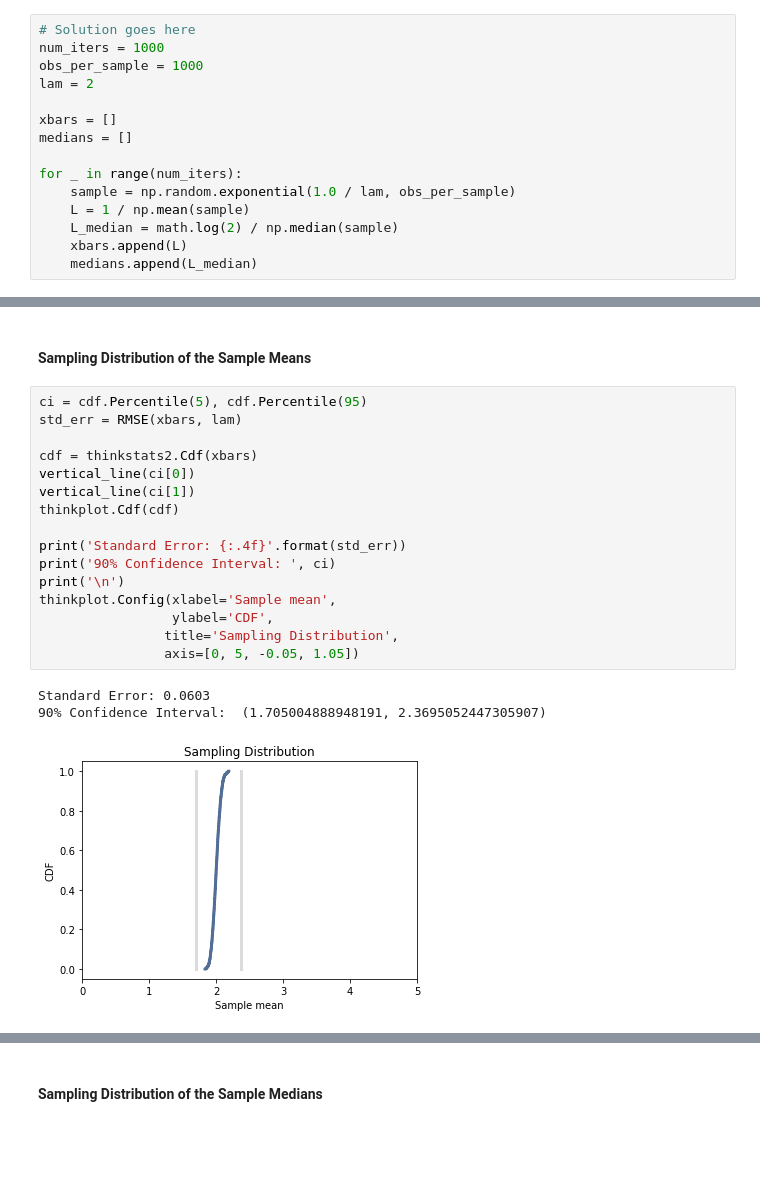
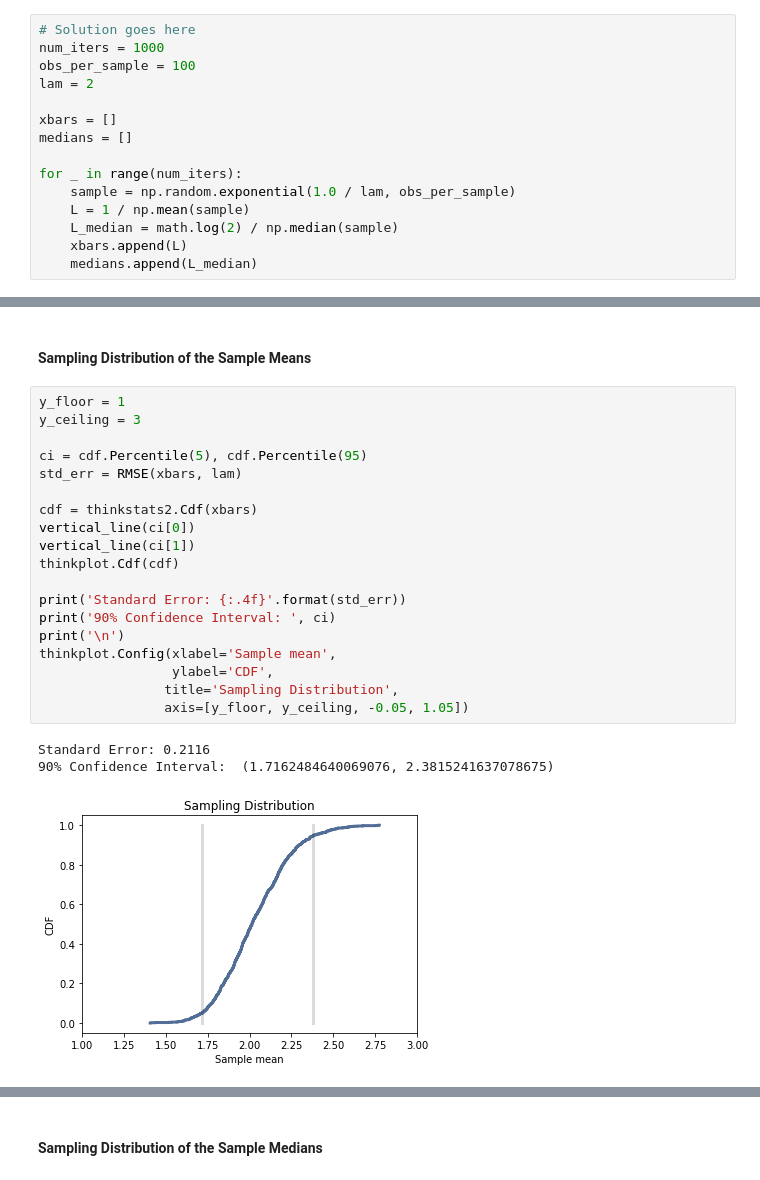
Before and after one commit to Morgan-Sell/ThinkStats2, a Jupyter notebook: code/chap08ex.ipynb, the cells around one changed output, grey strips where cells are left out. Saved outputs shown, nothing was run; the diff lists cells and outputs as text; blank space fills up the shorter version.

```diff
--- a/code/chap08ex.ipynb
+++ b/code/chap08ex.ipynb
@@ -282,7 +282,7 @@ Repeat the experiment with a few different values of `n` and make a plot of stan
 # %%
 # Solution goes here
 num_iters = 1000
-obs_per_sample = 1000
+obs_per_sample = 100
 lam = 2
 
 xbars = []
@@ -303,24 +303,27 @@ def vertical_line(x, y=1):
 # %% [markdown]
 #### Sampling Distribution of the Sample Means
 # %%
+y_floor = 1
+y_ceiling = 3
+
 ci = cdf.Percentile(5), cdf.Percentile(95)
 std_err = RMSE(xbars, lam)
 
 cdf = thinkstats2.Cdf(xbars)
 vertical_line(ci[0])
 vertical_line(ci[1])
 thinkplot.Cdf(cdf)
 
 print('Standard Error: {:.4f}'.format(std_err))
 print('90% Confidence Interval: ', ci)
 print('\n')
 thinkplot.Config(xlabel='Sample mean',
                  ylabel='CDF',
                 title='Sampling Distribution',
-                axis=[0, 5, -0.05, 1.05])
+                axis=[y_floor, y_ceiling, -0.05, 1.05])
 # %% [output]
-Standard Error: 0.0603
-90% Confidence Interval:  (1.705004888948191, 2.3695052447305907)
+Standard Error: 0.2116
+90% Confidence Interval:  (1.7162484640069076, 2.3815241637078675)
-[figure, old version]
+[figure, new version]
 # %%
 # SAMPLE MEANS
```
Also changed, not shown: parts of 16 cells of this notebook.
